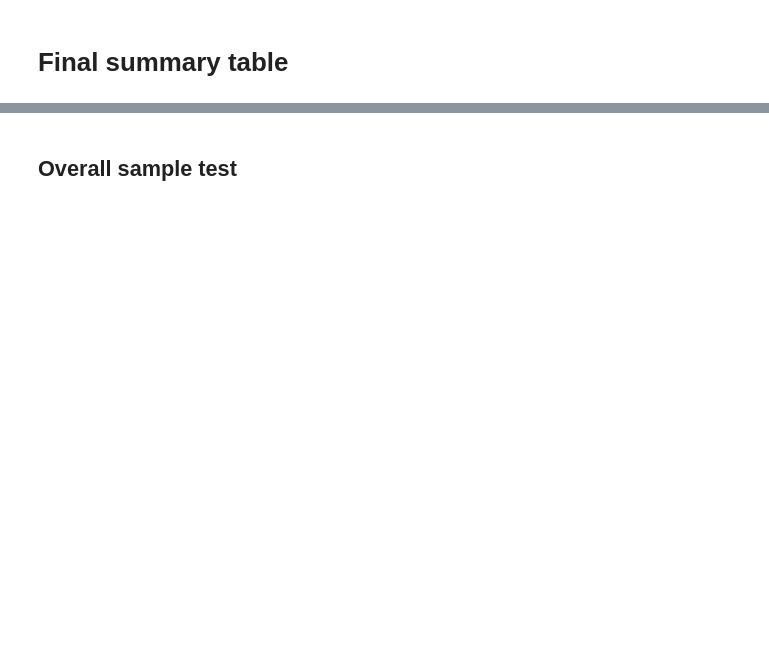
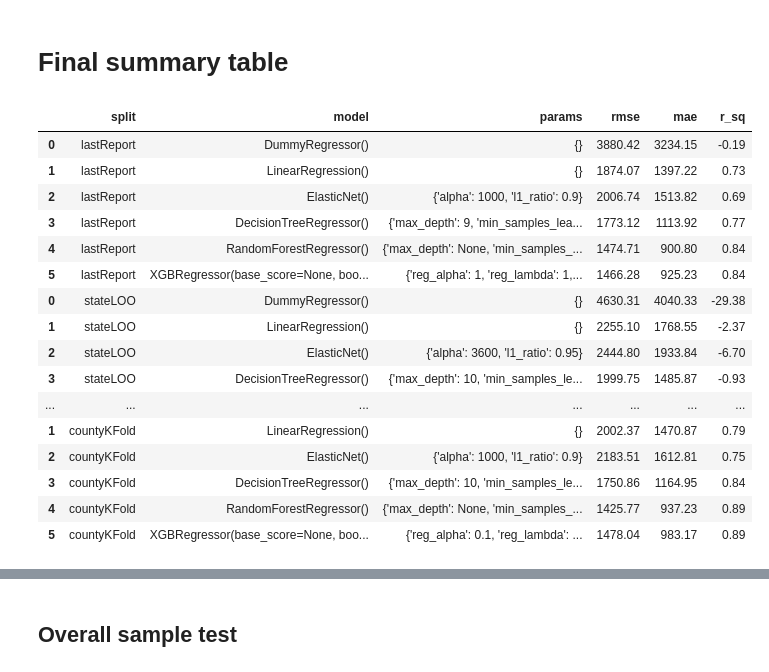
Before and after one commit to etrieschman/forest-biomass-modeling, a Jupyter notebook: notebooks/select_model.ipynb, the cells around one changed output, grey strips where cells are left out. Cells and saved outputs as stored; diff of their text form; code cells hidden in the pictures; blank space fills up the shorter version.

```diff
--- a/notebooks/select_model.ipynb
+++ b/notebooks/select_model.ipynb
@@ -199,13 +266,31 @@ cv_min
 # %%
 # read in all results and summarize
 results_min = pd.DataFrame()
 for name in ['countyKFold', 'stateLOO', 'lastReport']:
     m = pd.read_csv(RESULTS_PATH / f'cv_min_{name}.csv')
     m.loc[:, 'split'] = name
     order_cols = ['split', 'model', 'params']
     new_col_order = order_cols + m.columns.drop(order_cols).tolist()
     m = m[new_col_order]
     results_min = pd.concat((m, results_min))
 
-results_min
+results_min.round(2)
+# %% [output]
+|  | split | model | params | rmse | mae | r_sq |
+| 0 | lastReport | DummyRegressor() | {} | 3880.42 | 3234.15 | -0.19 |
+| 1 | lastReport | LinearRegression() | {} | 1874.07 | 1397.22 | 0.73 |
+| 2 | lastReport | ElasticNet() | {'alpha': 1000, 'l1_ratio': 0.9} | 2006.74 | 1513.82 | 0.69 |
+| 3 | lastReport | DecisionTreeRegressor() | {'max_depth': 9, 'min_samples_lea... | 1773.12 | 1113.92 | 0.77 |
+| 4 | lastReport | RandomForestRegressor() | {'max_depth': None, 'min_samples_... | 1474.71 | 900.80 | 0.84 |
+| 5 | lastReport | XGBRegressor(base_score=None, boo... | {'reg_alpha': 1, 'reg_lambda': 1,... | 1466.28 | 925.23 | 0.84 |
+| 0 | stateLOO | DummyRegressor() | {} | 4630.31 | 4040.33 | -29.38 |
+| 1 | stateLOO | LinearRegression() | {} | 2255.10 | 1768.55 | -2.37 |
+| 2 | stateLOO | ElasticNet() | {'alpha': 3600, 'l1_ratio': 0.95} | 2444.80 | 1933.84 | -6.70 |
+| 3 | stateLOO | DecisionTreeRegressor() | {'max_depth': 10, 'min_samples_le... | 1999.75 | 1485.87 | -0.93 |
+| ... | ... | ... | ... | ... | ... | ... |
+| 1 | countyKFold | LinearRegression() | {} | 2002.37 | 1470.87 | 0.79 |
+| 2 | countyKFold | ElasticNet() | {'alpha': 1000, 'l1_ratio': 0.9} | 2183.51 | 1612.81 | 0.75 |
+| 3 | countyKFold | DecisionTreeRegressor() | {'max_depth': 10, 'min_samples_le... | 1750.86 | 1164.95 | 0.84 |
+| 4 | countyKFold | RandomForestRegressor() | {'max_depth': None, 'min_samples_... | 1425.77 | 937.23 | 0.89 |
+| 5 | countyKFold | XGBRegressor(base_score=None, boo... | {'reg_alpha': 0.1, 'reg_lambda': ... | 1478.04 | 983.17 | 0.89 |
 # %% [markdown]
```
Also changed, not shown: parts of 35 cells of this notebook, 6 other files.
